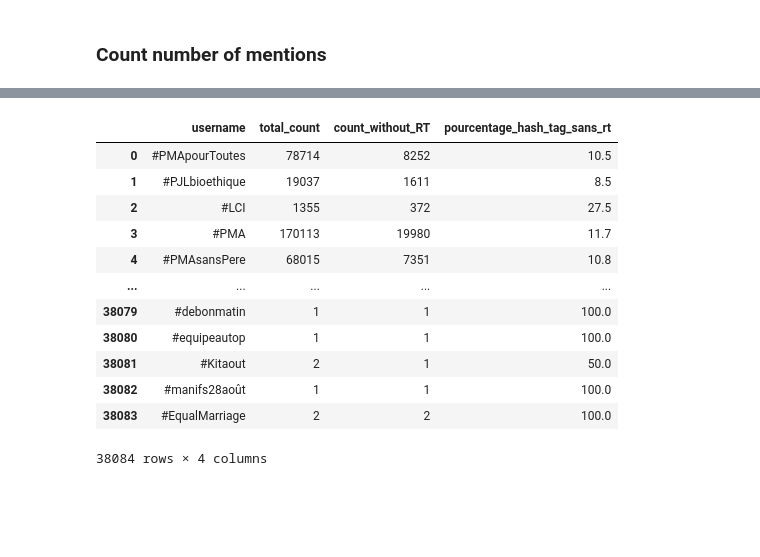
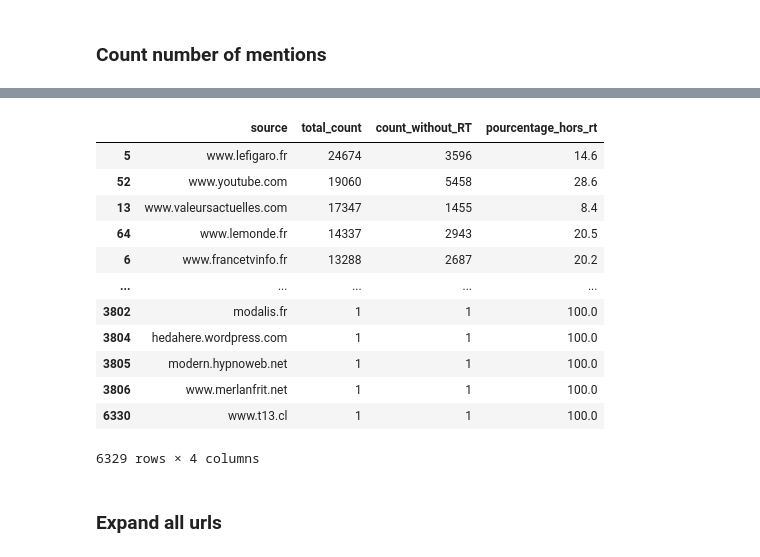
Before and after one commit to CERES-Sorbonne/Restweetution, a Jupyter notebook: experiences/5. Metrics.ipynb, the cells around one changed output, grey strips where cells are left out. Cells and saved outputs as stored; diff of their text form; code cells hidden in the pictures; blank space fills up the shorter version.

```diff
--- a/experiences/5. Metrics.ipynb
+++ b/experiences/5. Metrics.ipynb
@@ -70,4 +94,13 @@ def count_occurences(df, exp, exp_regex):
+# %%
+with open(os.path.join(ROOT_FOLDER, 'urls.json'), 'r') as f:
+    urls = json.load(f)
+# %%
+def get_source(url):
+    if url not in urls:
+        return url
+    return urls[url]
 # %%
-res = count_occurences(df, r'#', r'#\w+')
+regex = "(https?:\/\/(?:www\.|(?!www))[a-zA-Z0-9][a-zA-Z0-9-]+[a-zA-Z0-9]\.[^\s]{2,}|www\.[a-zA-Z0-9][a-zA-Z0-9-]+[a-zA-Z0-9]\.[^\s]{2,}|https?:\/\/(?:www\.|(?!www))[a-zA-Z0-9]+\.[^\s]{2,}|www\.[a-zA-Z0-9]+\.[^\s]{2,})"
+res = count_occurences(df, r'https?://', regex, callback=get_source)
 res.head()
 # %% [output]
@@ -79,0 +113,3 @@ res.head()
+# %%
+res.drop(res[res.url == 't.co'].index, inplace=True)
+res.head()
@@ -80,18 +123,18 @@ res.head()
 # %%
-res = res.rename(columns={'count_with_RT': 'total_count', 'pourcentage_vraies_mentions': 'pourcentage_hashtag_sans_rt'})
+res = res.rename(columns={'url': 'source', 'pourcentage_vraies_mentions': 'pourcentage_hors_rt'})
 res
 # %% [output]
-|  | username | total_count | count_without_RT | pourcentage_hash_tag_sans_rt |
-| 0 | #PMApourToutes | 78714 | 8252 | 10.5 |
-| 1 | #PJLbioethique | 19037 | 1611 | 8.5 |
-| 2 | #LCI | 1355 | 372 | 27.5 |
-| 3 | #PMA | 170113 | 19980 | 11.7 |
-| 4 | #PMAsansPere | 68015 | 7351 | 10.8 |
+|  | source | total_count | count_without_RT | pourcentage_hors_rt |
+| 5 | www.lefigaro.fr | 24674 | 3596 | 14.6 |
+| 52 | www.youtube.com | 19060 | 5458 | 28.6 |
+| 13 | www.valeursactuelles.com | 17347 | 1455 | 8.4 |
+| 64 | www.lemonde.fr | 14337 | 2943 | 20.5 |
+| 6 | www.francetvinfo.fr | 13288 | 2687 | 20.2 |
 | ... | ... | ... | ... | ... |
-| 38079 | #debonmatin | 1 | 1 | 100.0 |
-| 38080 | #equipeautop | 1 | 1 | 100.0 |
-| 38081 | #Kitaout | 2 | 1 | 50.0 |
-| 38082 | #manifs28août | 1 | 1 | 100.0 |
-| 38083 | #EqualMarriage | 2 | 2 | 100.0 |
+| 3802 | modalis.fr | 1 | 1 | 100.0 |
+| 3804 | hedahere.wordpress.com | 1 | 1 | 100.0 |
+| 3805 | modern.hypnoweb.net | 1 | 1 | 100.0 |
+| 3806 | www.merlanfrit.net | 1 | 1 | 100.0 |
+| 6330 | www.t13.cl | 1 | 1 | 100.0 |
-38084 rows × 4 columns
+6329 rows × 4 columns
 # %%
@@ -100,0 +142,2 @@ contains_mentions = df['text'].str.contains(r'@')
+# %% [markdown]
+### Expand all urls
```
Also changed, not shown: parts of 30 cells of this notebook, 2 other files.
